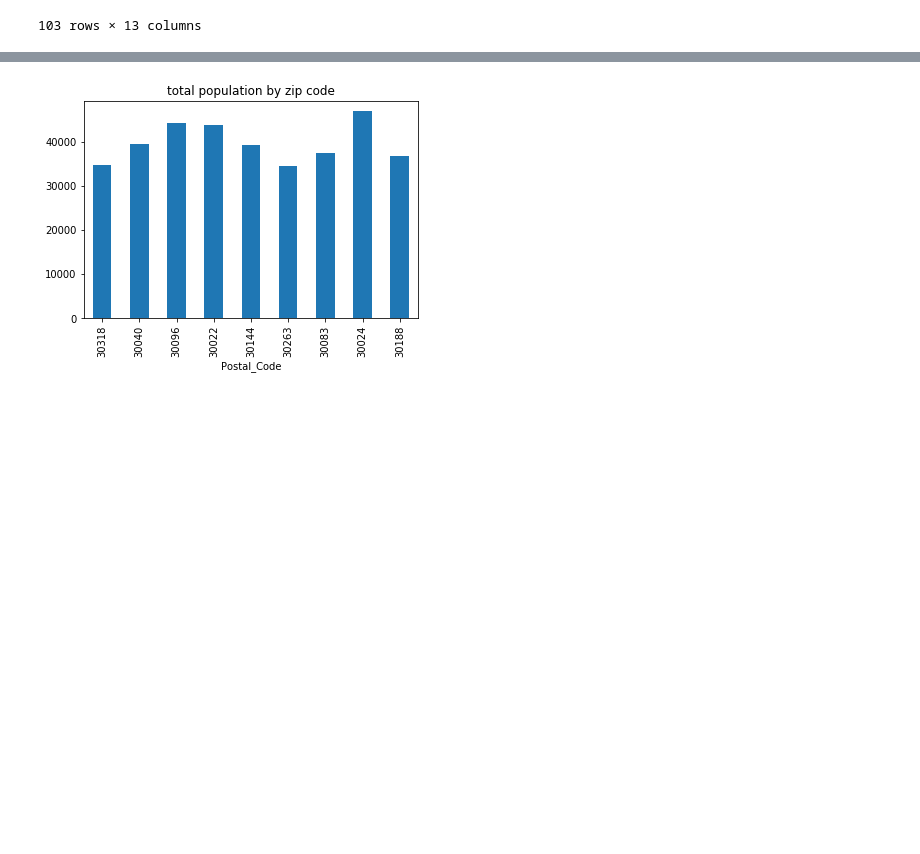
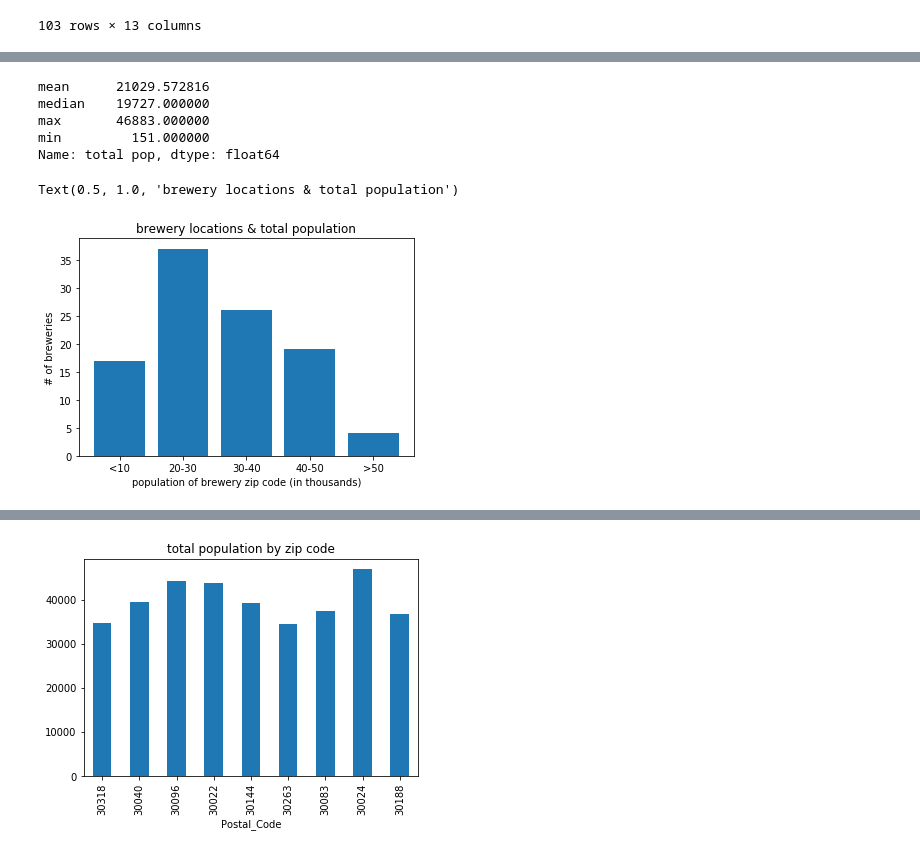
Before and after one commit to sjani184/Megadatatron, a Jupyter notebook: main_notebook.ipynb, the cells around one changed output, grey strips where cells are left out. Drawn from its saved outputs; the diff is of its cells as text; code cells hidden in the pictures; blank space fills up the shorter version.

```diff
--- a/main_notebook.ipynb
+++ b/main_notebook.ipynb
@@ -500,0 +569,31 @@ Totals
+# %%
+#measures of central tendency for binning
+age_demo_df ['total pop'].agg (['mean', 'median', 'max', 'min'])
+# %% [output]
+mean      21029.572816
+median    19727.000000
+max       46883.000000
+min         151.000000
+Name: total pop, dtype: float64
+# %%
+#create bins & labels
+pop_bins = [0, 10000, 20000, 30000, 40000, 50000]
+pop_labels = ['<10', '20-30', '30-40', '40-50', '>50']
+
+#categorize '% YA' data among bins, add to a new column
+age_demo_df ['total pop (bin)'] = pd.cut (age_demo_df ['total pop'],
+                                          pop_bins,
+                                          labels = pop_labels,
+                                          include_lowest = True)
+
+#create series of # of breweries in each bin, plot in bar chart
+pop_series = age_demo_df.groupby(['total pop (bin)'])['Postal_Code'].count()
+plt.bar (pop_labels, pop_series)
+
+#add axis labels & title
+plt.xlabel ('population of brewery zip code (in thousands)')
+plt.ylabel ('# of breweries')
+plt.title ('brewery locations & total population')
+# %% [output]
+Text(0.5, 1.0, 'brewery locations & total population')
+[figure, added]
```
Also changed, not shown: parts of 6 cells of this notebook.
